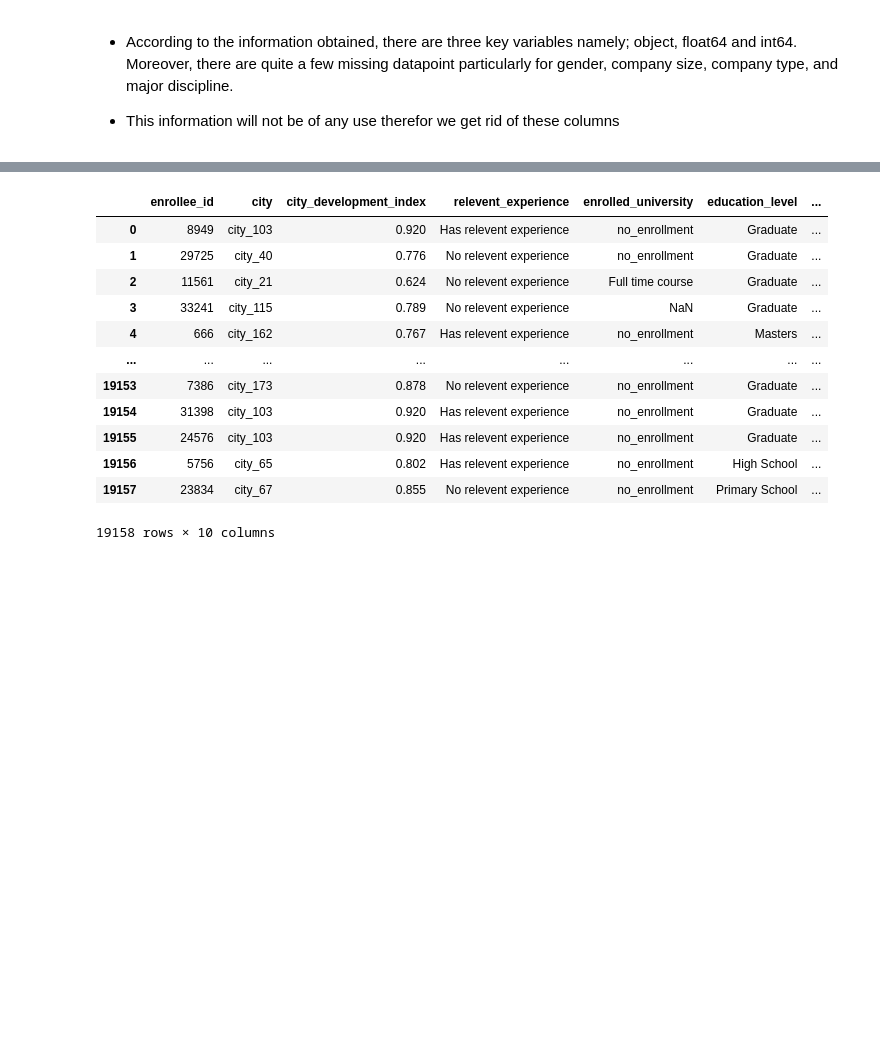
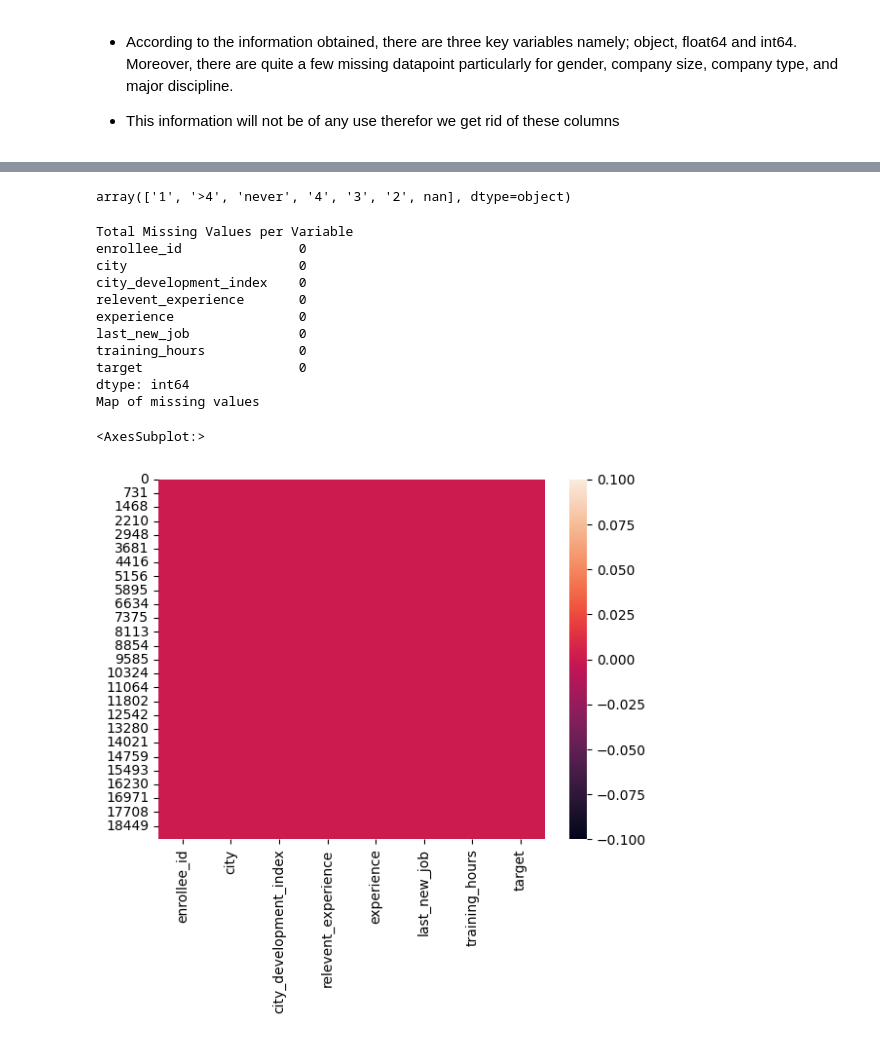
Before and after one commit to asiemachris12/DS-Job-Change-Prediction-Machine-Learning-Project, a Jupyter notebook: 002-DS Job Change.ipynb, the cells around one changed output, grey strips where cells are left out. Drawn from its saved outputs; the diff is of its cells as text; code cells hidden in the pictures; blank space fills up the shorter version.

```diff
--- a/002-DS Job Change.ipynb
+++ b/002-DS Job Change.ipynb
@@ -133,16 +175,27 @@ def drop_columns_and_print(df, columns_to_drop):
 # %%
-df_dropped
+df_dropped.last_new_job.unique()
 # %% [output]
-|  | enrollee_id | city | city_development_index | relevent_experience | enrolled_university | education_level | ... |
-| 0 | 8949 | city_103 | 0.920 | Has relevent experience | no_enrollment | Graduate | ... |
-| 1 | 29725 | city_40 | 0.776 | No relevent experience | no_enrollment | Graduate | ... |
-| 2 | 11561 | city_21 | 0.624 | No relevent experience | Full time course | Graduate | ... |
-| 3 | 33241 | city_115 | 0.789 | No relevent experience | NaN | Graduate | ... |
-| 4 | 666 | city_162 | 0.767 | Has relevent experience | no_enrollment | Masters | ... |
-| ... | ... | ... | ... | ... | ... | ... | ... |
-| 19153 | 7386 | city_173 | 0.878 | No relevent experience | no_enrollment | Graduate | ... |
-| 19154 | 31398 | city_103 | 0.920 | Has relevent experience | no_enrollment | Graduate | ... |
-| 19155 | 24576 | city_103 | 0.920 | Has relevent experience | no_enrollment | Graduate | ... |
-| 19156 | 5756 | city_65 | 0.802 | Has relevent experience | no_enrollment | High School | ... |
-| 19157 | 23834 | city_67 | 0.855 | No relevent experience | no_enrollment | Primary School | ... |
-19158 rows × 10 columns
+array(['1', '>4', 'never', '4', '3', '2', nan], dtype=object)
+# %%
+df_cleaned = df_dropped.dropna()
+# %%
+import pandas as pd
+import seaborn as sns
+print("Total Missing Values per Variable")
+print(df_cleaned.isnull().sum())
+print("Map of missing values")
+sns.heatmap(df_cleaned.isnull())
+# %% [output]
+Total Missing Values per Variable
+enrollee_id               0
+city                      0
+city_development_index    0
+relevent_experience       0
+experience                0
+last_new_job              0
+training_hours            0
+target                    0
+dtype: int64
+Map of missing values
+<AxesSubplot:>
+[figure, added]
```
Also changed, not shown: parts of 20 cells of this notebook, 9 other files.
